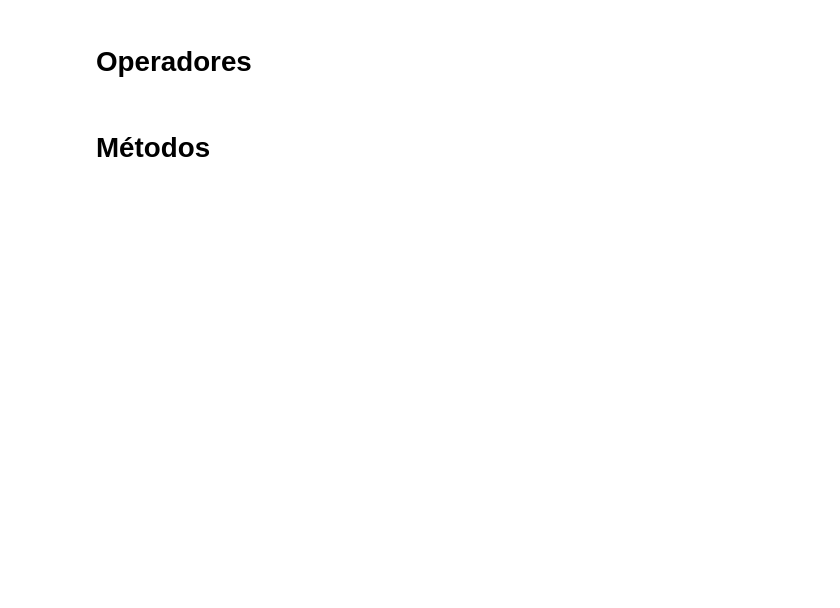
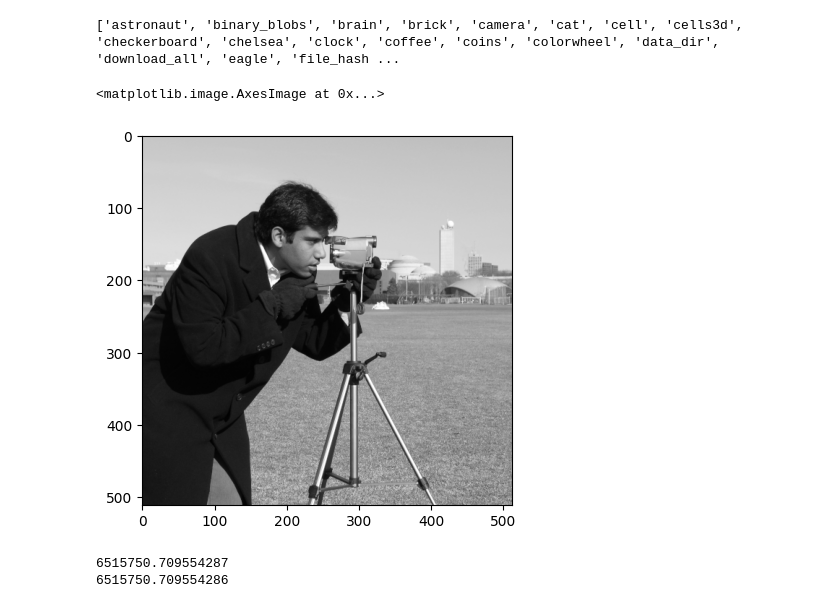
Before and after one commit to Vileno-C/image_reconstruction, a Jupyter notebook: skimage_test.ipynb, the cells around one changed output. Saved outputs shown, nothing was run; the diff lists cells and outputs as text; code cells hidden in the pictures; blank space fills up the shorter version.

```diff
--- a/skimage_test.ipynb
+++ b/skimage_test.ipynb
@@ -30,2 +2,0 @@ b = sinogram.ravel()
-# %% [markdown]
-# Operadores
@@ -44,2 +2,0 @@ def AT(y):
-# %% [markdown]
-# Métodos
@@ -45,0 +8,12 @@ def AT(y):
+# %%
+print(dir(data))
+# %% [output]
+['astronaut', 'binary_blobs', 'brain', 'brick', 'camera', 'cat', 'cell', 'cells3d', 'checkerboard', 'chelsea', 'clock', 'coffee', 'coins', 'colorwheel', 'data_dir', 'download_all', 'eagle', 'file_hash ...
+# %%
+image = data.camera() # Carregar imagem
+#image = color.rgb2gray(image) # Mudar p/ preto e branco
+n = image.shape[0] # Tamanho da imagem
+plt.imshow(image, cmap='grey')
+# %% [output]
+<matplotlib.image.AxesImage at 0x...>
+[figure, added]
@@ -45,0 +32,13 @@ def AT(y):
+# %%
+# Verificar se A é adjunta de de AT
+
+x = 10*np.random.rand(image.shape[0], image.shape[1])
+y = 10*np.random.rand(image.shape[0], image.shape[1])
+
+print((y*A(x)).sum())
+print((x*AT(y)).sum())
+
+# Entende por dot nao funciona mais multiplicação direta sim
+# %% [output]
+6515750.709554287
+6515750.709554286
```
Also changed, not shown: parts of 11 cells of this notebook.
